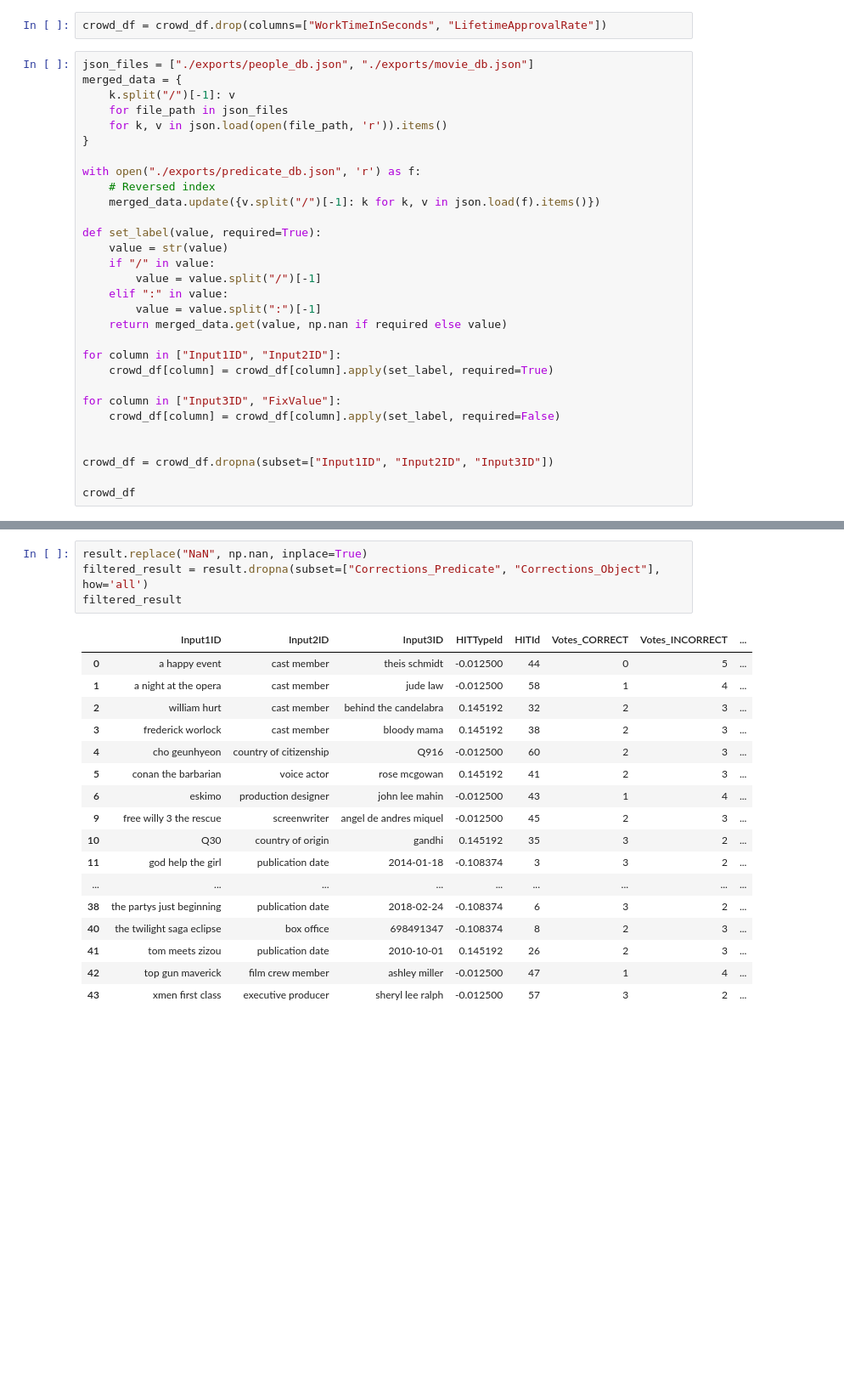
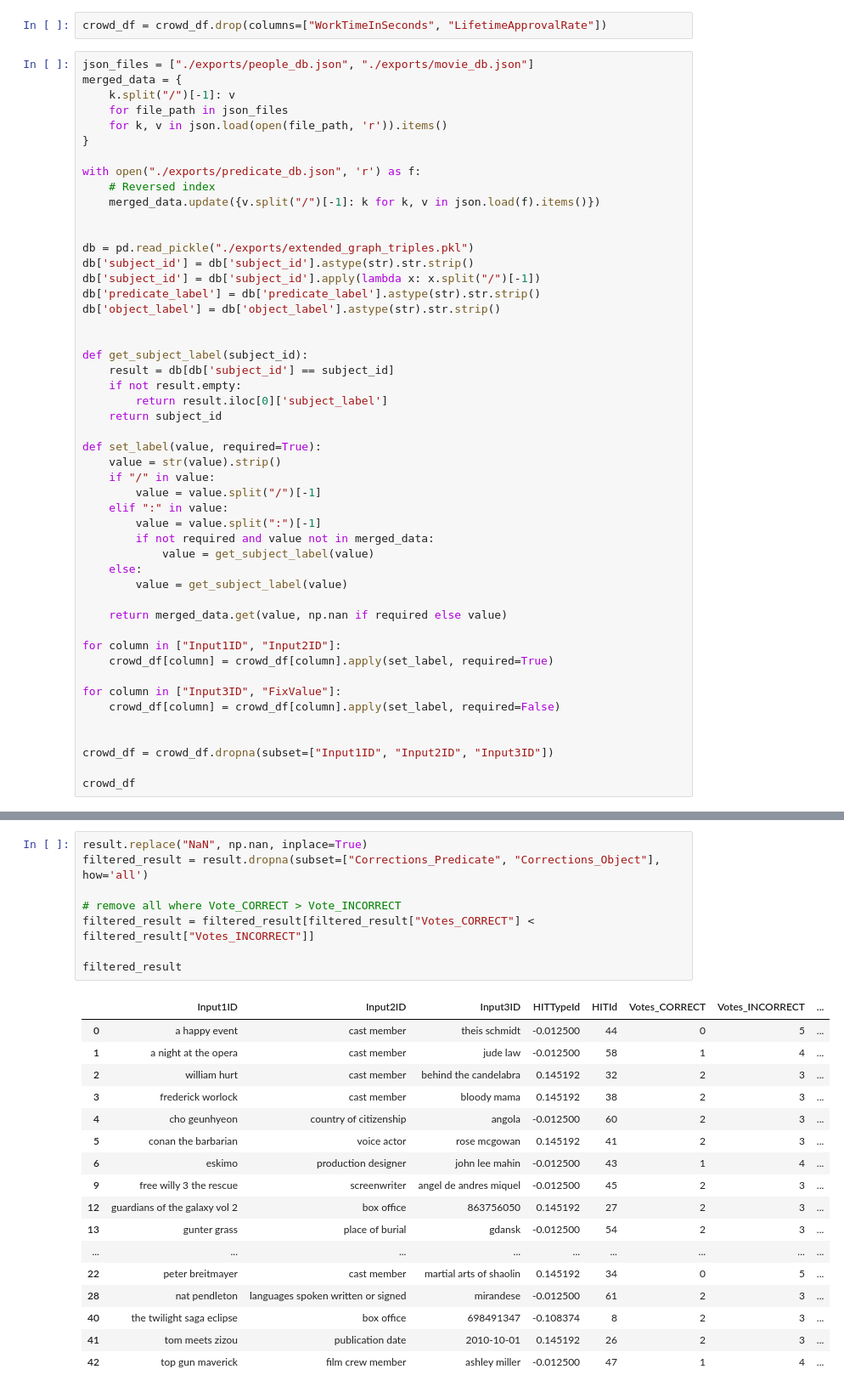
Before and after one commit to random9nessss/HS-24-Advanced-Topics-in-Artificial-Intelligence, a Jupyter notebook: development/crowd_source_2.ipynb, the cells around one changed output, grey strips where cells are left out. Shown at 85% size. Saved outputs shown, nothing was run; the diff lists cells and outputs as text; blank space fills up the shorter version.

```diff
--- a/development/crowd_source_2.ipynb
+++ b/development/crowd_source_2.ipynb
@@ -107,12 +106,31 @@ with open("./exports/predicate_db.json", 'r') as f:
     # Reversed index
     merged_data.update({v.split("/")[-1]: k for k, v in json.load(f).items()})
 
+
+db = pd.read_pickle("./exports/extended_graph_triples.pkl")
+db['subject_id'] = db['subject_id'].astype(str).str.strip()
+db['subject_id'] = db['subject_id'].apply(lambda x: x.split("/")[-1])
+db['predicate_label'] = db['predicate_label'].astype(str).str.strip()
+db['object_label'] = db['object_label'].astype(str).str.strip()
+
+
+def get_subject_label(subject_id):
+    result = db[db['subject_id'] == subject_id]
+    if not result.empty:
+        return result.iloc[0]['subject_label']
+    return subject_id
+
 def set_label(value, required=True):
-    value = str(value)
+    value = str(value).strip()
     if "/" in value:
         value = value.split("/")[-1]
     elif ":" in value:
         value = value.split(":")[-1]
+        if not required and value not in merged_data:
+            value = get_subject_label(value)
+    else:
+        value = get_subject_label(value)
+
     return merged_data.get(value, np.nan if required else value)
 
 for column in ["Input1ID", "Input2ID"]:
@@ -250,25 +268,29 @@ result
 # %%
 result.replace("NaN", np.nan, inplace=True)
 filtered_result = result.dropna(subset=["Corrections_Predicate", "Corrections_Object"], how='all')
+
+# remove all where Vote_CORRECT > Vote_INCORRECT
+filtered_result = filtered_result[filtered_result["Votes_CORRECT"] < filtered_result["Votes_INCORRECT"]]
+
 filtered_result
 # %% [output]
 |  | Input1ID | Input2ID | Input3ID | HITTypeId | HITId | Votes_CORRECT | Votes_INCORRECT | ... |
 | 0 | a happy event | cast member | theis schmidt | -0.012500 | 44 | 0 | 5 | ... |
 | 1 | a night at the opera | cast member | jude law | -0.012500 | 58 | 1 | 4 | ... |
 | 2 | william hurt | cast member | behind the candelabra | 0.145192 | 32 | 2 | 3 | ... |
 | 3 | frederick worlock | cast member | bloody mama | 0.145192 | 38 | 2 | 3 | ... |
-| 4 | cho geunhyeon | country of citizenship | Q916 | -0.012500 | 60 | 2 | 3 | ... |
+| 4 | cho geunhyeon | country of citizenship | angola | -0.012500 | 60 | 2 | 3 | ... |
 | 5 | conan the barbarian | voice actor | rose mcgowan | 0.145192 | 41 | 2 | 3 | ... |
 | 6 | eskimo | production designer | john lee mahin | -0.012500 | 43 | 1 | 4 | ... |
 | 9 | free willy 3 the rescue | screenwriter | angel de andres miquel | -0.012500 | 45 | 2 | 3 | ... |
-| 10 | Q30 | country of origin | gandhi | 0.145192 | 35 | 3 | 2 | ... |
-| 11 | god help the girl | publication date | 2014-01-18 | -0.108374 | 3 | 3 | 2 | ... |
+| 12 | guardians of the galaxy vol 2 | box office | 863756050 | 0.145192 | 27 | 2 | 3 | ... |
+| 13 | gunter grass | place of burial | gdansk | -0.012500 | 54 | 2 | 3 | ... |
 | ... | ... | ... | ... | ... | ... | ... | ... | ... |
-| 38 | the partys just beginning | publication date | 2018-02-24 | -0.108374 | 6 | 3 | 2 | ... |
+| 22 | peter breitmayer | cast member | martial arts of shaolin | 0.145192 | 34 | 0 | 5 | ... |
+| 28 | nat pendleton | languages spoken written or signed | mirandese | -0.012500 | 61 | 2 | 3 | ... |
 | 40 | the twilight saga eclipse | box office | 698491347 | -0.108374 | 8 | 2 | 3 | ... |
 | 41 | tom meets zizou | publication date | 2010-10-01 | 0.145192 | 26 | 2 | 3 | ... |
 | 42 | top gun maverick | film crew member | ashley miller | -0.012500 | 47 | 1 | 4 | ... |
-| 43 | xmen first class | executive producer | sheryl lee ralph | -0.012500 | 57 | 3 | 2 | ... |
 # %%
 def normalize_string(s):
     """
```
Also changed, not shown: parts of 8 cells of this notebook, 3 other files.
